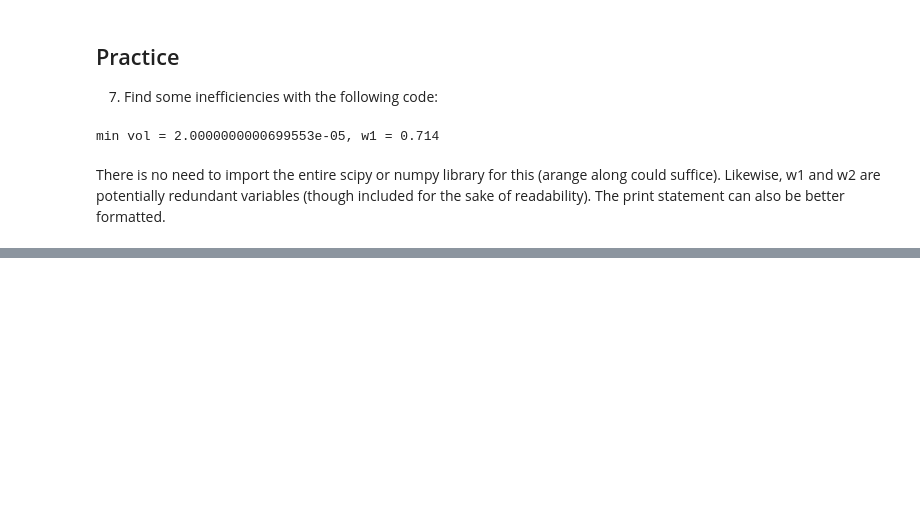
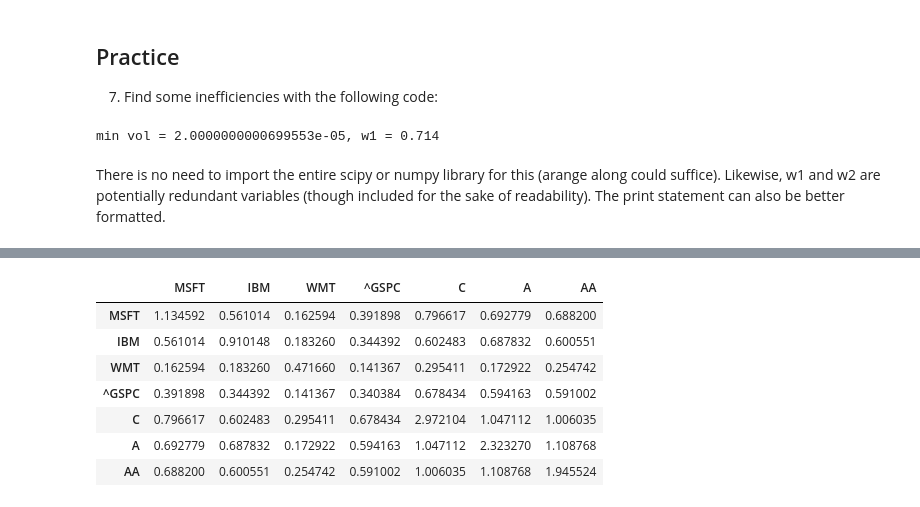
Before and after one commit to leoouyang781/Test-Repository, a Jupyter notebook: Python-For-Finance-2nd-Edition/Chapter 9.ipynb, the cells around one changed output, grey strips where cells are left out. Cells and saved outputs as stored; diff of their text form; code cells hidden in the pictures; blank space fills up the shorter version.

```diff
--- a/Python-For-Finance-2nd-Edition/Chapter 9.ipynb
+++ b/Python-For-Finance-2nd-Edition/Chapter 9.ipynb
@@ -904,0 +907,15 @@ There is no need to import the entire scipy or numpy library for this (arange al
+# %%
+stocks = ['IBM','GOOG'] # Compare IBM and GOOGLE
+R0=pd.DataFrame(ret_monthly(stocks[0])).rename(columns={'logret':stocks[0]}) # starting from 1st stock
+n_stock=len(stocks) # number of stocks
+for i in np.arange(1,n_stock): # merge with other stocks
+    x=pd.DataFrame(ret_monthly(stocks[i])).rename(columns = {'logret':stocks[i]})
+    R0=pd.merge(R0,x,left_index=True,right_index=True)
+    R=np.array(R0)
+
+R0
+cov=np.dot(R.T,R)
+print(cov)
+
+cor = np.corrcoef(R.T)
+print(cor)
@@ -904,0 +934,11 @@ There is no need to import the entire scipy or numpy library for this (arange al
+# %%
+stocks = ['MSFT', 'IBM','WMT','^GSPC','C','A','AA'] # Compare IBM and GOOGLE
+R0=pd.DataFrame(ret_monthly(stocks[0])).rename(columns={'logret':stocks[0]}) # starting from 1st stock
+n_stock=len(stocks) # number of stocks
+for i in np.arange(1,n_stock): # merge with other stocks
+    x=pd.DataFrame(ret_monthly(stocks[i])).rename(columns = {'logret':stocks[i]})
+    R0=pd.merge(R0,x,left_index=True,right_index=True)
+    R=np.array(R0)
+
+cov=np.dot(R.T,R)
+cor = np.corrcoef(R.T)
@@ -904,0 +953,11 @@ There is no need to import the entire scipy or numpy library for this (arange al
+# %%
+pd.DataFrame(cov, index = stocks, columns = stocks)
+# %% [output]
+|  | MSFT | IBM | WMT | ^GSPC | C | A | AA |
+| MSFT | 1.134592 | 0.561014 | 0.162594 | 0.391898 | 0.796617 | 0.692779 | 0.688200 |
+| IBM | 0.561014 | 0.910148 | 0.183260 | 0.344392 | 0.602483 | 0.687832 | 0.600551 |
+| WMT | 0.162594 | 0.183260 | 0.471660 | 0.141367 | 0.295411 | 0.172922 | 0.254742 |
+| ^GSPC | 0.391898 | 0.344392 | 0.141367 | 0.340384 | 0.678434 | 0.594163 | 0.591002 |
+| C | 0.796617 | 0.602483 | 0.295411 | 0.678434 | 2.972104 | 1.047112 | 1.006035 |
+| A | 0.692779 | 0.687832 | 0.172922 | 0.594163 | 1.047112 | 2.323270 | 1.108768 |
+| AA | 0.688200 | 0.600551 | 0.254742 | 0.591002 | 1.006035 | 1.108768 | 1.945524 |
```
Also changed, not shown: parts of 6 cells of this notebook.
